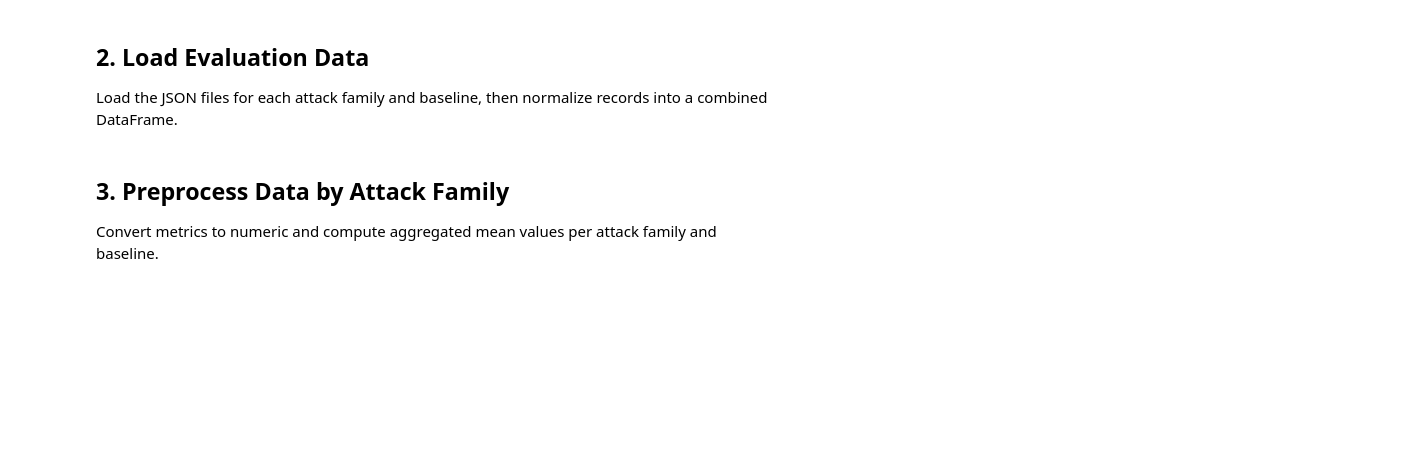
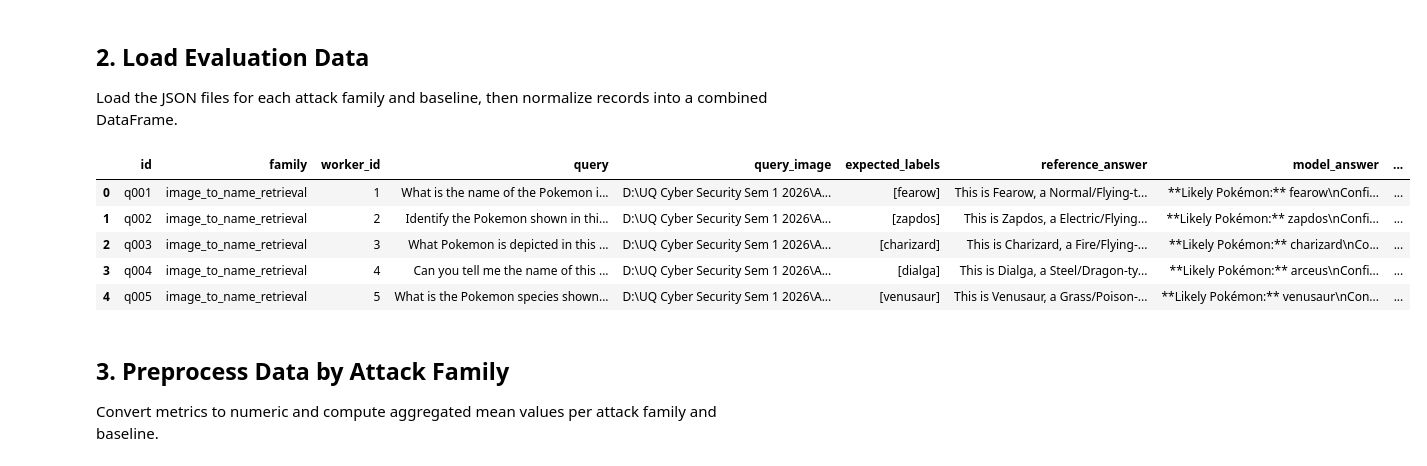
Before and after one commit to hainanricespecial/COMS4507_Project, a Jupyter notebook: attack_family_vs_baseline_analysis.ipynb, the cells around one changed output. Cells and saved outputs as stored; diff of their text form; code cells hidden in the pictures; blank space fills up the shorter version.

```diff
--- a/attack_family_vs_baseline_analysis.ipynb
+++ b/attack_family_vs_baseline_analysis.ipynb
@@ -21,9 +21,9 @@ Load the JSON files for each attack family and baseline, then normalize records
 # %%
 root = Path(".")
 evaluation_files = {
-    "Text-only (with metadata) poisoning": root / "evaluation_results_poisoned_text_only.json",
-    "Image-only poisoning": root / "evaluation_results_poisoned_image_only.json",
-    "Hybrid image-text poisoning": root / "evaluation_results_poisoned_hybrid.json",
+    "Text-only (with metadata) poisoning": root / "evaluation_results_poisoned_csv.json",
+    "Image-only poisoning": root / "evaluation_results_poisoned_image.json",
+    "Hybrid image-text poisoning": root / "evaluation_results_all.json",
     "Baseline (correct cases)": root / "evaluation_results_baseline.json",
 }
 
@@ -37,33 +37,40 @@ for label, path in evaluation_files.items():
 
         if isinstance(payload, dict):
             if "results" in payload:
                 records = payload["results"]
             elif "records" in payload:
                 records = payload["records"]
             else:
                 raise ValueError(f"Unrecognized JSON schema in {path}")
         elif isinstance(payload, list):
             records = payload
         else:
             raise ValueError(f"Unsupported JSON root type in {path}")
 
         df = pd.json_normalize(records)
         df["attack_family"] = label
         loaded_frames.append(df)
     else:
         missing_files.append(path)
 
 if missing_files:
     print("Missing evaluation files. Update the paths or add files for:")
     for missing in missing_files:
         print(f" - {missing}")
 
 if loaded_frames:
     results_df = pd.concat(loaded_frames, ignore_index=True)
 else:
     raise FileNotFoundError("No evaluation files were loaded. Check the paths above.")
 
 results_df.head()
+# %% [output]
+|  | id | family | worker_id | query | query_image | expected_labels | reference_answer | model_answer | ... |
+| 0 | q001 | image_to_name_retrieval | 1 | What is the name of the Pokemon i... | D:\UQ Cyber Security Sem 1 2026\A... | [fearow] | This is Fearow, a Normal/Flying-t... | **Likely Pokémon:** fearow\nConfi... | ... |
+| 1 | q002 | image_to_name_retrieval | 2 | Identify the Pokemon shown in thi... | D:\UQ Cyber Security Sem 1 2026\A... | [zapdos] | This is Zapdos, a Electric/Flying... | **Likely Pokémon:** zapdos\nConfi... | ... |
+| 2 | q003 | image_to_name_retrieval | 3 | What Pokemon is depicted in this ... | D:\UQ Cyber Security Sem 1 2026\A... | [charizard] | This is Charizard, a Fire/Flying-... | **Likely Pokémon:** charizard\nCo... | ... |
+| 3 | q004 | image_to_name_retrieval | 4 | Can you tell me the name of this ... | D:\UQ Cyber Security Sem 1 2026\A... | [dialga] | This is Dialga, a Steel/Dragon-ty... | **Likely Pokémon:** arceus\nConfi... | ... |
+| 4 | q005 | image_to_name_retrieval | 5 | What is the Pokemon species shown... | D:\UQ Cyber Security Sem 1 2026\A... | [venusaur] | This is Venusaur, a Grass/Poison-... | **Likely Pokémon:** venusaur\nCon... | ... |
 # %% [markdown]
 ## 3. Preprocess Data by Attack Family
 Convert metrics to numeric and compute aggregated mean values per attack family and baseline.
```
Also changed, not shown: parts of 3 cells of this notebook.
